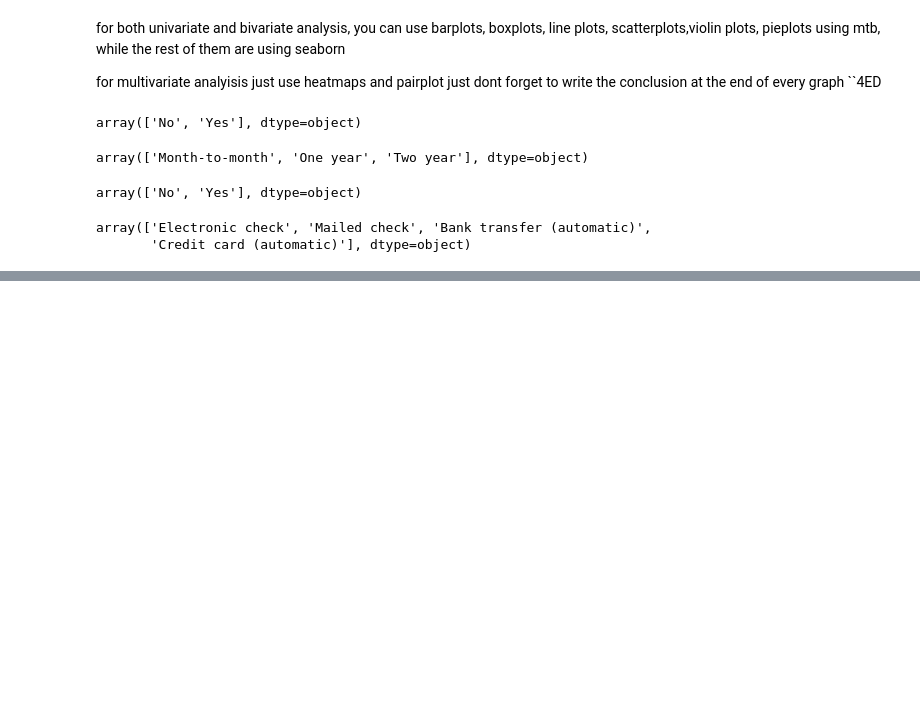
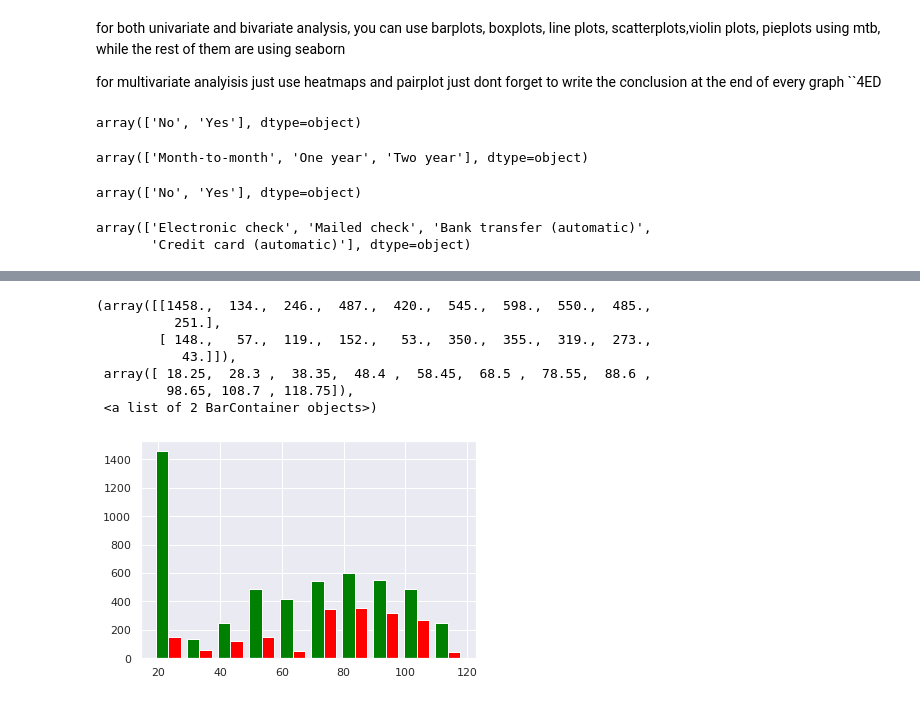
Before and after one commit to swaksh-war/EDA-Project, a Jupyter notebook: edaproject.ipynb, the cells around one changed output, grey strips where cells are left out. Cells and saved outputs as stored; diff of their text form; code cells hidden in the pictures; blank space fills up the shorter version.

```diff
--- a/edaproject.ipynb
+++ b/edaproject.ipynb
@@ -215,0 +225,13 @@ sns.pairplot(u_var)
+# %%
+MonthlyCharges_churn_no = df[df.Churn == 'No'].MonthlyCharges
+MonthlyCharges_churn_yes = df[df.Churn == 'Yes'].MonthlyCharges
+plt.hist([MonthlyCharges_churn_no, MonthlyCharges_churn_yes], color = ['green','red'])
+# %% [output]
+(array([[1458.,  134.,  246.,  487.,  420.,  545.,  598.,  550.,  485.,
+          251.],
+        [ 148.,   57.,  119.,  152.,   53.,  350.,  355.,  319.,  273.,
+           43.]]),
+ array([ 18.25,  28.3 ,  38.35,  48.4 ,  58.45,  68.5 ,  78.55,  88.6 ,
+         98.65, 108.7 , 118.75]),
+ <a list of 2 BarContainer objects>)
+[figure, added]
```
Also changed, not shown: parts of 11 cells of this notebook.
